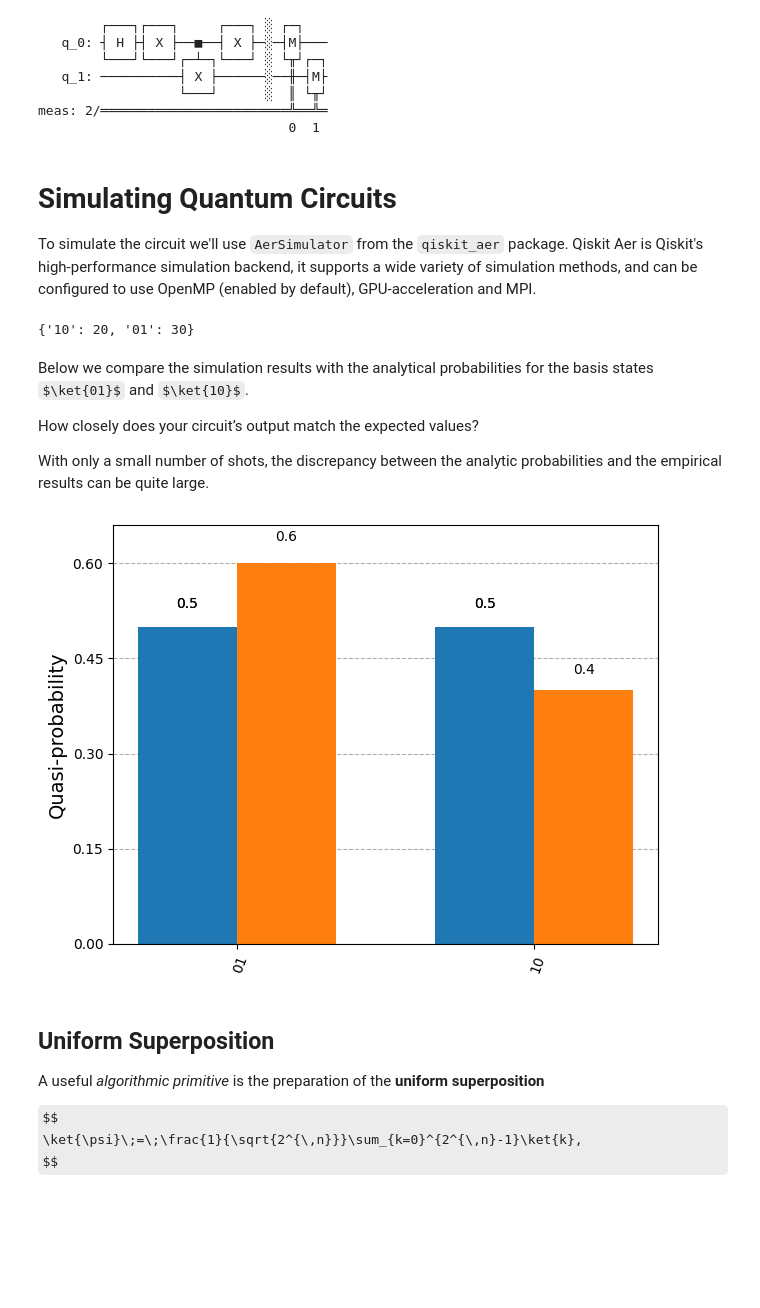
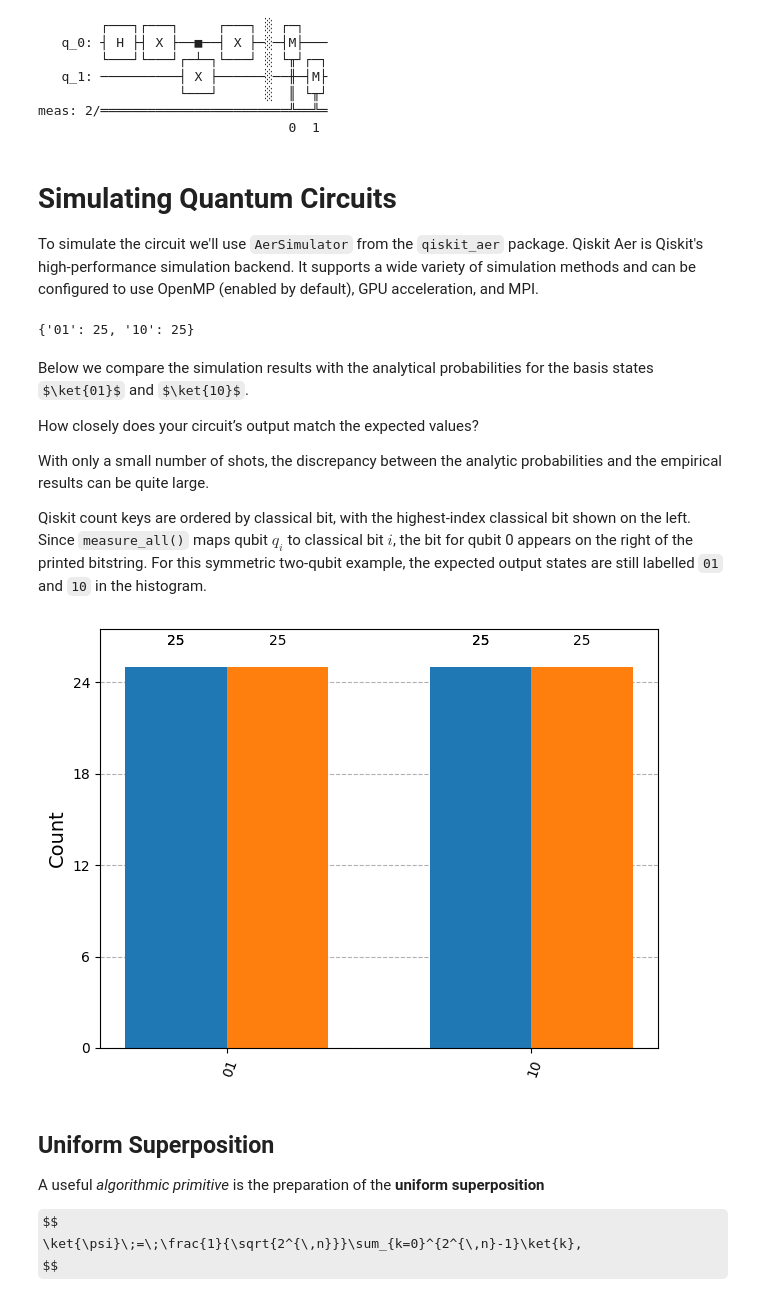
Before and after one commit to PawseySC/PHYS4004_quantum_computing, a Jupyter notebook: solutions/Solutions_Part_1_Programming_with_Qiskit.ipynb, the cells around one changed output. Saved outputs shown, nothing was run; the diff lists cells and outputs as text; code cells hidden in the pictures; some formulas as TeX source; blank space fills up the shorter version.

```diff
--- a/solutions/Solutions_Part_1_Programming_with_Qiskit.ipynb
+++ b/solutions/Solutions_Part_1_Programming_with_Qiskit.ipynb
@@ -137,34 +135,34 @@ meas: 2/════════════════════════
 # %% [markdown]
 # Simulating Quantum Circuits
 
-To simulate the circuit we'll use `AerSimulator` from the `qiskit_aer` package. Qiskit Aer is Qiskit's high-performance simulation backend, it supports a wide variety of simulation methods, and can be configured to use OpenMP (enabled by default), GPU-acceleration and MPI.
+To simulate the circuit we'll use `AerSimulator` from the `qiskit_aer` package. Qiskit Aer is Qiskit's high-performance simulation backend. It supports a wide variety of simulation methods and can be configured to use OpenMP (enabled by default), GPU acceleration, and MPI.
 # %%
-from qiskit import transpile
 from qiskit_aer import AerSimulator # import the Qiskit Aer simulation backend
 
-shots  = 50 # number of shots (repeated runs of  the quantum circuit)
+shots  = 50 # number of shots (repeated runs of the quantum circuit)
 
-backend = AerSimulator() # create the backend instance, CPU-based with OpenMP by default
-tqc = transpile(qc, backend) # transpile the circuit for the AerSimulator backend
-result  = backend.run(tqc, shots=shots).result() # run the circuit and get the result
+backend = AerSimulator() # create the backend instance
+result = backend.run(qc, shots=shots).result() # run the circuit and get the result
 counts = result.get_counts() # get the count of each measured state
 print(counts)
 # %% [output]
-{'10': 20, '01': 30}
+{'01': 25, '10': 25}
 # %% [markdown]
 Below we compare the simulation results with the analytical probabilities for the basis states $\ket{01}$ and $\ket{10}$.
 
 How closely does your circuit’s output match the expected values?
 
 With only a small number of shots, the discrepancy between the analytic probabilities and the empirical results can be quite large.
+
+Qiskit count keys are ordered by classical bit, with the highest-index classical bit shown on the left. Since `measure_all()` maps qubit $q_i$ to classical bit $i$, the bit for qubit 0 appears on the right of the printed bitstring. For this symmetric two-qubit example, the expected output states are still labelled `01` and `10` in the histogram.
 # %%
 from qiskit.visualization import plot_histogram
 
-expected_counts = {'01': 0.5 * shots, '10': 0.5 * shots}
+expected_counts = {'01': shots // 2, '10': shots // 2}
 
 plot_histogram([expected_counts, counts])
 # %% [output]
-[figure, old version]
+[figure, new version]
 # %% [markdown]
 ## Uniform Superposition
 
```
Also changed, not shown: parts of 8 cells of this notebook, 2 other files.
